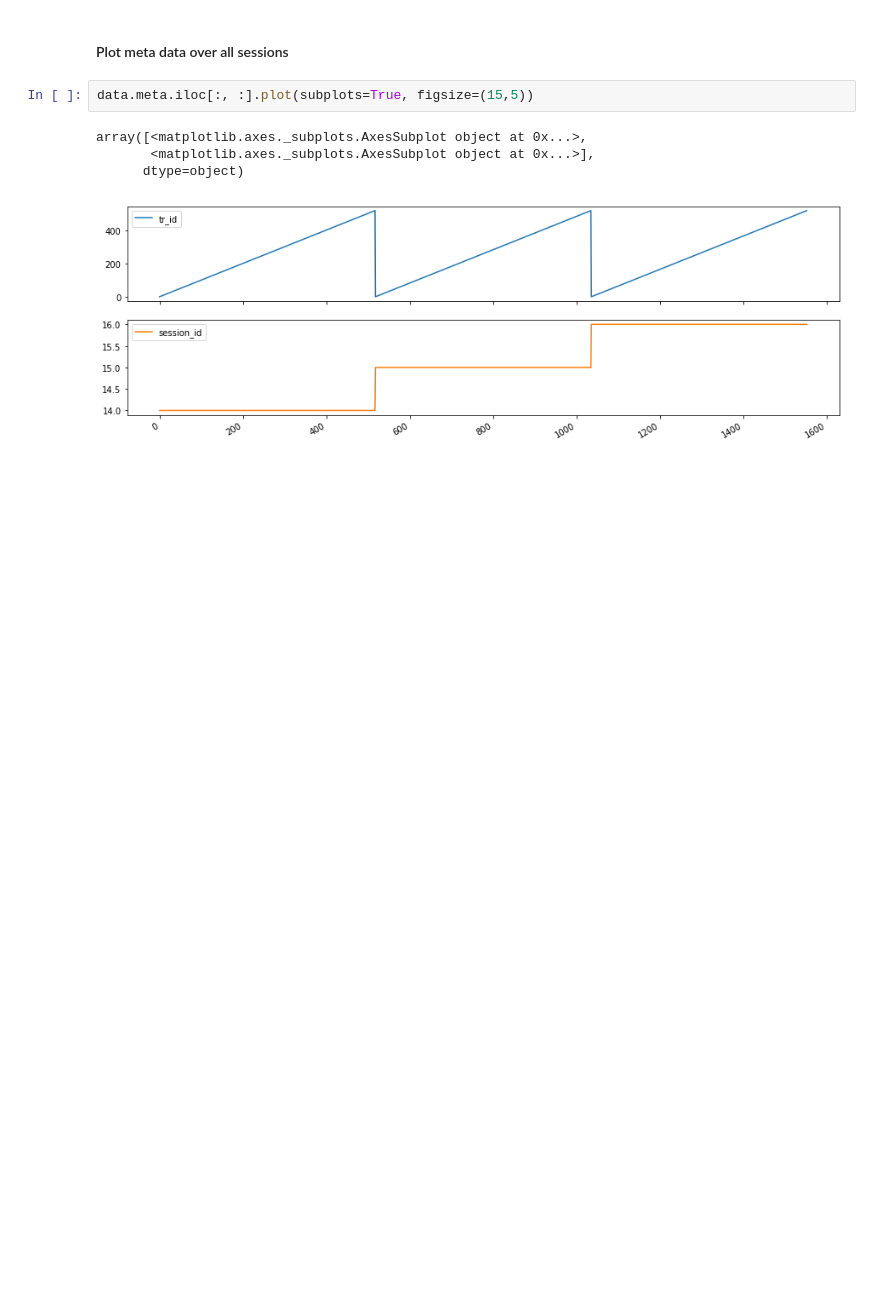
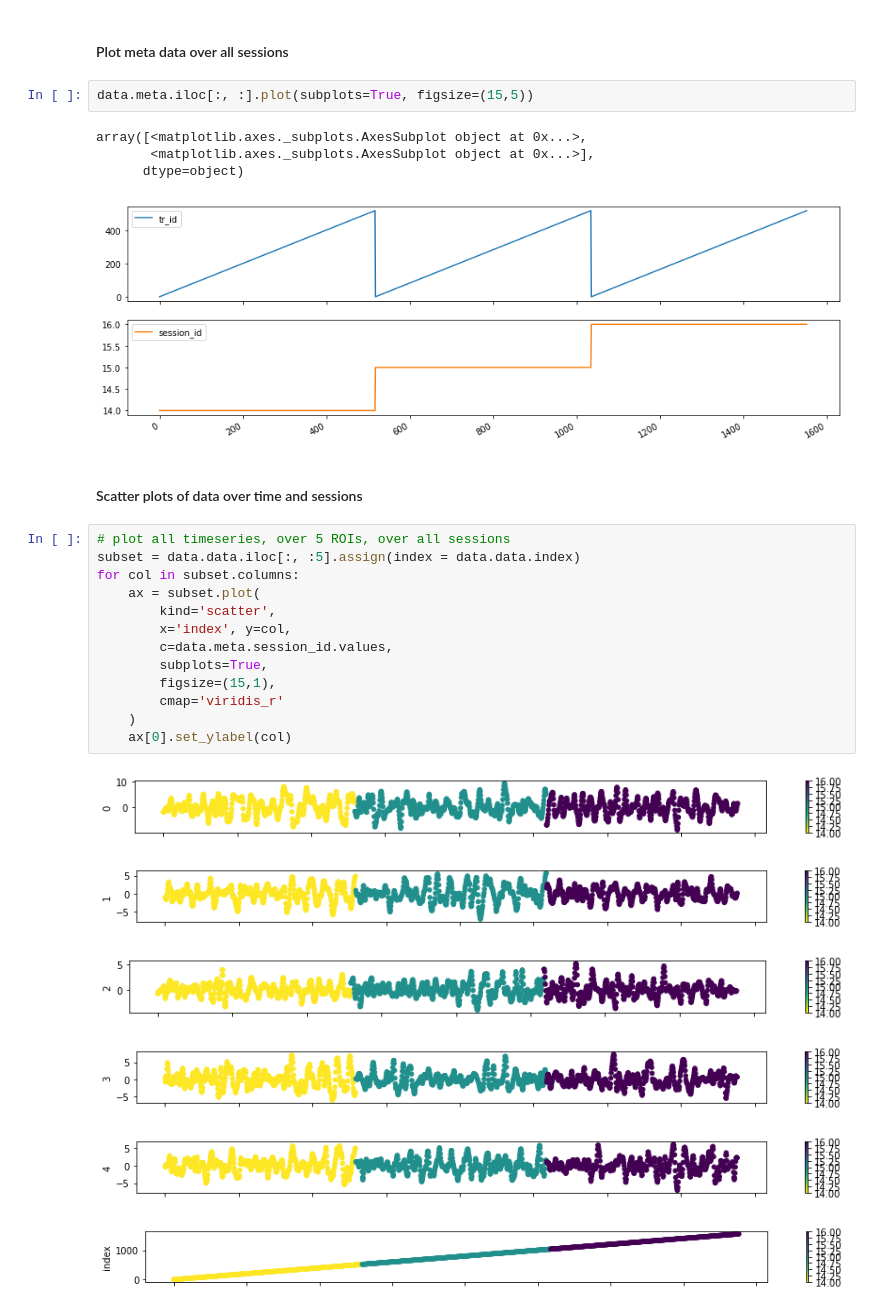
Before and after one commit to calebgeniesse/caffeine-mapper, a Jupyter notebook: 00-data-exploration.ipynb, the cells around one changed output. Drawn from its saved outputs; the diff is of its cells as text; blank space fills up the shorter version.

Commit message:
scatter plots over time, sessions

```diff
--- a/00-data-exploration.ipynb
+++ b/00-data-exploration.ipynb
@@ -123,3 +123,25 @@ array([<matplotlib.axes._subplots.AxesSubplot object at 0x...>,
        <matplotlib.axes._subplots.AxesSubplot object at 0x...>],
       dtype=object)
 [figure]
+# %% [markdown]
+#### Scatter plots of data over time and sessions
+# %%
+# plot all timeseries, over 5 ROIs, over all sessions
+subset = data.data.iloc[:, :5].assign(index = data.data.index)
+for col in subset.columns:
+    ax = subset.plot(
+        kind='scatter',
+        x='index', y=col,
+        c=data.meta.session_id.values,
+        subplots=True,
+        figsize=(15,1),
+        cmap='viridis_r'
+    )
+    ax[0].set_ylabel(col)
+# %% [output]
+[figure, added]
+[figure, added]
+[figure, added]
+[figure, added]
+[figure, added]
+[figure, added]
```
Also changed, not shown: parts of 2 cells of this notebook.
